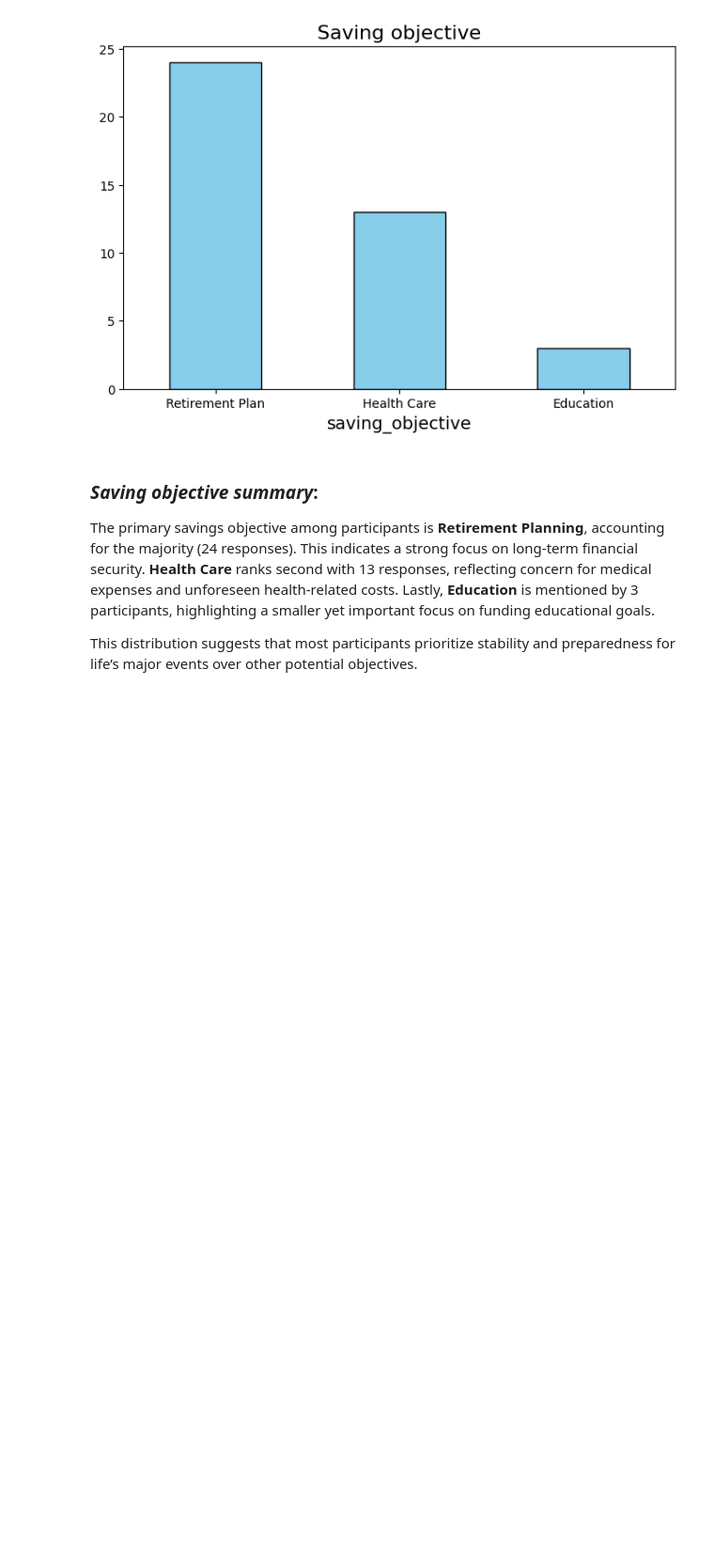
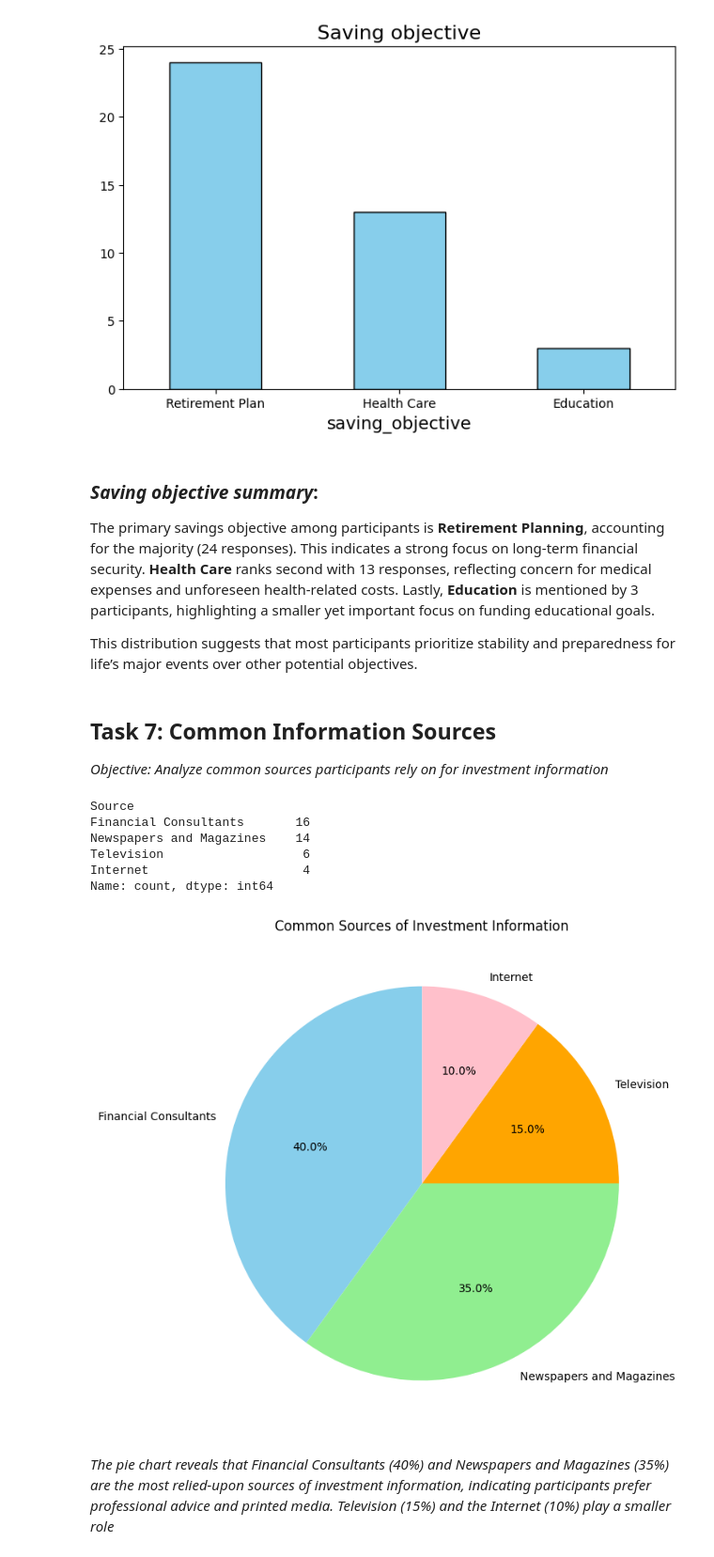
Before and after one commit to Nowshin1009/Data-Analysis-with-python, a Jupyter notebook: BA intern/analysis.ipynb, the cells around one changed output. Shown at 94% size. Cells and saved outputs as stored; diff of their text form; code cells hidden in the pictures; blank space fills up the shorter version.

Commit message:
Common information sources

```diff
--- a/BA intern/analysis.ipynb
+++ b/BA intern/analysis.ipynb
@@ -184,3 +185,36 @@ plt.xticks(rotation=0, fontsize=10)
 The primary savings objective among participants is **Retirement Planning**, accounting for the majority (24 responses). This indicates a strong focus on long-term financial security. **Health Care** ranks second with 13 responses, reflecting concern for medical expenses and unforeseen health-related costs. Lastly, **Education** is mentioned by 3 participants, highlighting a smaller yet important focus on funding educational goals.
 
 This distribution suggests that most participants prioritize stability and preparedness for life’s major events over other potential objectives.
+# %% [markdown]
+## Task 7: Common Information Sources
+_Objective: Analyze common sources participants rely on for investment information_
+# %%
+info_sources = data['Source'].value_counts()
+print(info_sources)
+# %% [output]
+Source
+Financial Consultants       16
+Newspapers and Magazines    14
+Television                   6
+Internet                     4
+Name: count, dtype: int64
+# %%
+info_sources = {
+    "Financial Consultants": 16,
+    "Newspapers and Magazines": 14,
+    "Television": 6,
+    "Internet": 4
+}
+
+labels = info_sources.keys()
+sizes = info_sources.values()
+
+# Create the pie chart
+plt.figure(figsize=(8, 8))
+plt.pie(sizes, labels=labels, autopct='%1.1f%%', startangle=90, colors=['skyblue', 'lightgreen', 'orange', 'pink'])
+plt.title("Common Sources of Investment Information")
+plt.show()
+# %% [output]
+[figure, added]
+# %% [markdown]
+_The pie chart reveals that Financial Consultants (40%) and Newspapers and Magazines (35%) are the most relied-upon sources of investment information, indicating participants prefer professional advice and printed media. Television (15%) and the Internet (10%) play a smaller role_
```
Also changed, not shown: parts of 1 cell of this notebook.
